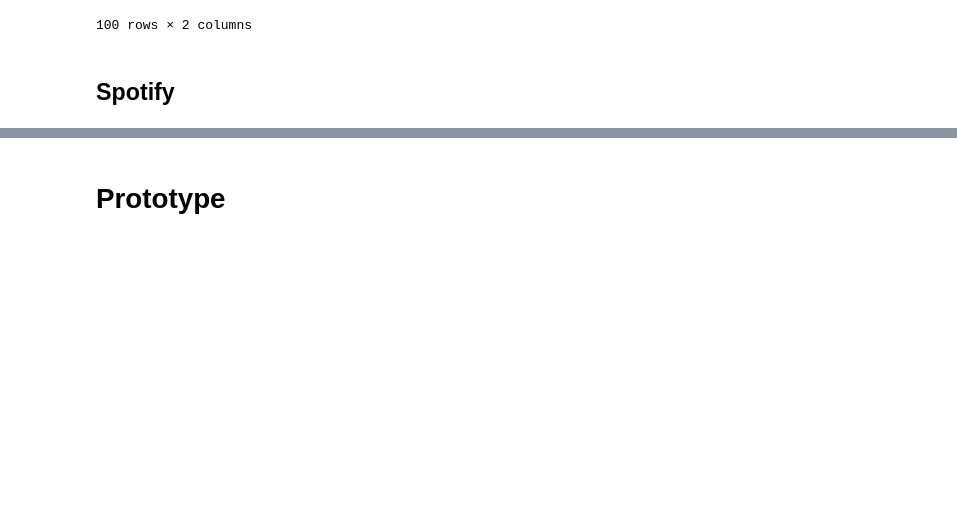
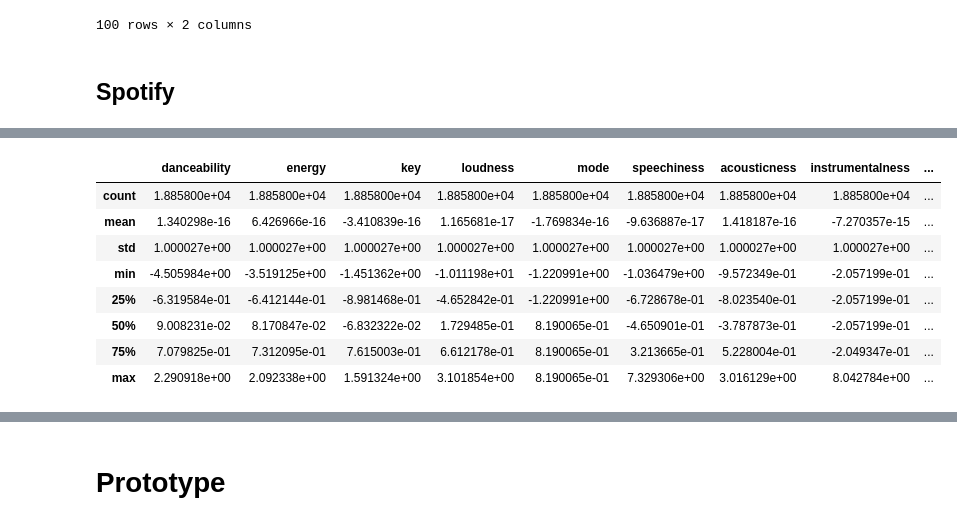
Before and after one commit to Salevo/Gnoosic, a Jupyter notebook: Prototyp App.ipynb, the cells around one changed output, grey strips where cells are left out. Drawn from its saved outputs; the diff is of its cells as text; code cells hidden in the pictures; blank space fills up the shorter version.

```diff
--- a/Prototyp App.ipynb
+++ b/Prototyp App.ipynb
@@ -78,0 +136,12 @@ len(Spotify)
+# %%
+pd.DataFrame(audio_df_prep, columns=audio_df.columns).describe()
+# %% [output]
+|  | danceability | energy | key | loudness | mode | speechiness | acousticness | instrumentalness | ... |
+| count | 1.885800e+04 | 1.885800e+04 | 1.885800e+04 | 1.885800e+04 | 1.885800e+04 | 1.885800e+04 | 1.885800e+04 | 1.885800e+04 | ... |
+| mean | 1.340298e-16 | 6.426966e-16 | -3.410839e-16 | 1.165681e-17 | -1.769834e-16 | -9.636887e-17 | 1.418187e-16 | -7.270357e-15 | ... |
+| std | 1.000027e+00 | 1.000027e+00 | 1.000027e+00 | 1.000027e+00 | 1.000027e+00 | 1.000027e+00 | 1.000027e+00 | 1.000027e+00 | ... |
+| min | -4.505984e+00 | -3.519125e+00 | -1.451362e+00 | -1.011198e+01 | -1.220991e+00 | -1.036479e+00 | -9.572349e-01 | -2.057199e-01 | ... |
+| 25% | -6.319584e-01 | -6.412144e-01 | -8.981468e-01 | -4.652842e-01 | -1.220991e+00 | -6.728678e-01 | -8.023540e-01 | -2.057199e-01 | ... |
+| 50% | 9.008231e-02 | 8.170847e-02 | -6.832322e-02 | 1.729485e-01 | 8.190065e-01 | -4.650901e-01 | -3.787873e-01 | -2.057199e-01 | ... |
+| 75% | 7.079825e-01 | 7.312095e-01 | 7.615003e-01 | 6.612178e-01 | 8.190065e-01 | 3.213665e-01 | 5.228004e-01 | -2.049347e-01 | ... |
+| max | 2.290918e+00 | 2.092338e+00 | 1.591324e+00 | 3.101854e+00 | 8.190065e-01 | 7.329306e+00 | 3.016129e+00 | 8.042784e+00 | ... |
```
Also changed, not shown: parts of 31 cells of this notebook, 2 other files.
